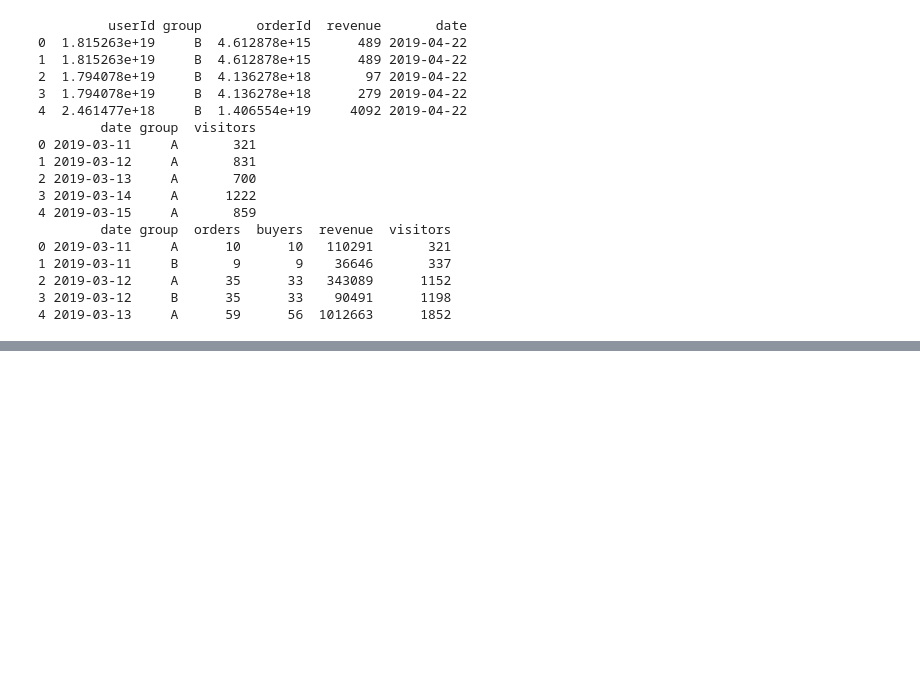
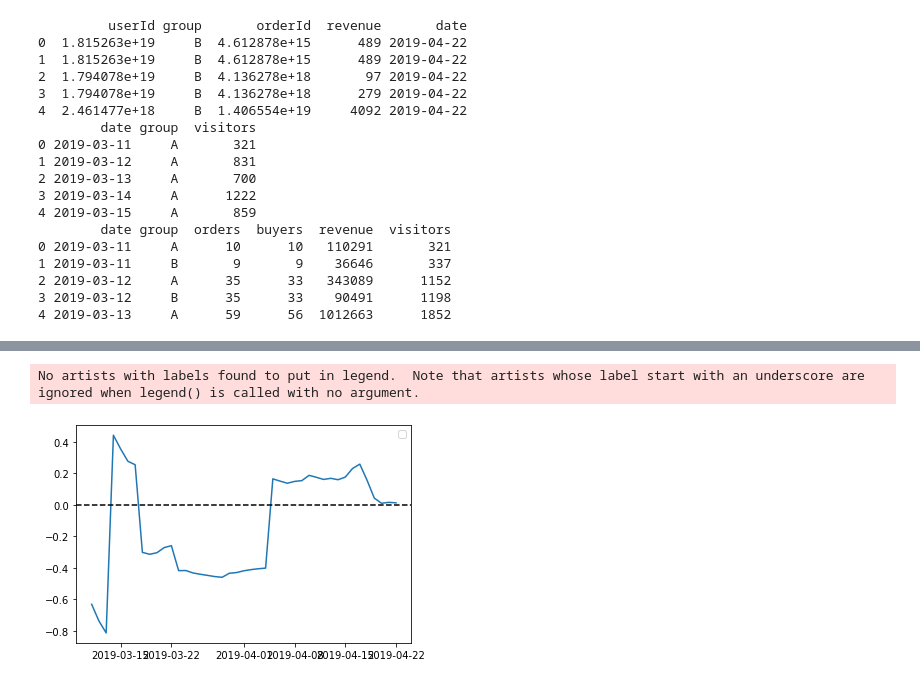
Before and after one commit to parabatareek/DataAnalyst, a Jupyter notebook: Study/Sprint 11 - Принятие решений в бизнесе/3. Анализ результатов AB-теста/4. Стабильность кумулятивных метрик.ipynb, the cells around one changed output, grey strips where cells are left out. Drawn from its saved outputs; the diff is of its cells as text; code cells hidden in the pictures; blank space fills up the shorter version.

```diff
--- a/Study/Sprint 11 - Принятие решений в бизнесе/3. Анализ результатов AB-теста/4. Стабильность кумулятивных метрик.ipynb
+++ b/Study/Sprint 11 - Принятие решений в бизнесе/3. Анализ результатов AB-теста/4. Стабильность кумулятивных метрик.ipynb
@@ -114,0 +168,15 @@ print(cumulativeData.head())
+# %%
+mergedCumulativeRevenue = cumulativeRevenueA.merge(right=cumulativeRevenueB,
+                                                   how='left',
+                                                   left_on='date',
+                                                   right_on='date',
+                                                   suffixes=['A', 'B'])
+
+plt.plot(mergedCumulativeRevenue['date'],
+         ((mergedCumulativeRevenue['revenueB'] / mergedCumulativeRevenue['ordersB']) / (mergedCumulativeRevenue['revenueA'] / mergedCumulativeRevenue['ordersA']) - 1))
+plt.axhline(y=0, color='black', linestyle='--')
+plt.legend()
+plt.show()
+# %% [output]
+No artists with labels found to put in legend.  Note that artists whose label start with an underscore are ignored when legend() is called with no argument.
+[figure, added]
```
Also changed, not shown: parts of 11 cells of this notebook, 2 other files.
